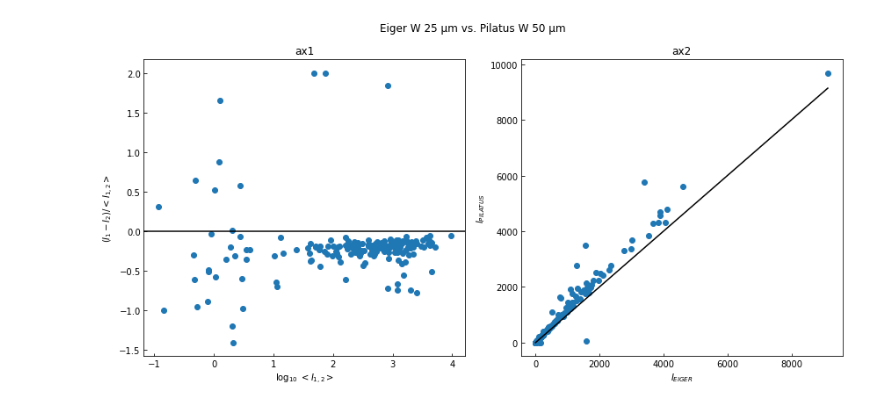
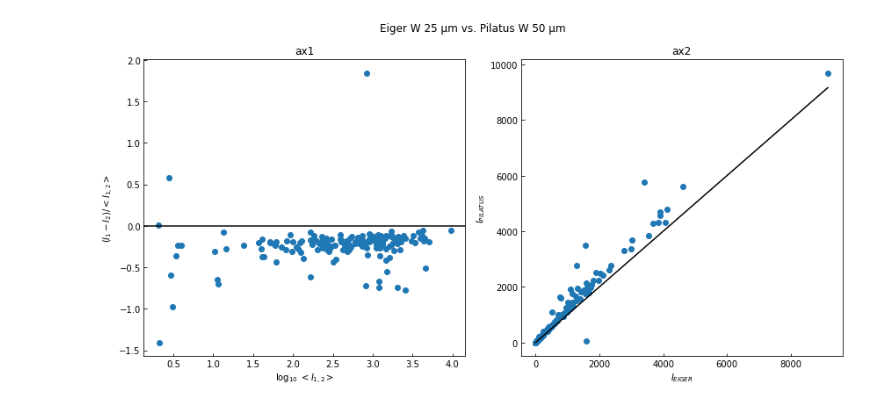
Before and after one commit to SinCrys/sincrys_eiger_pilatus, a Jupyter notebook: all_datasets.ipynb, the cells around one changed output. Saved outputs shown, nothing was run; the diff lists cells and outputs as text; code cells hidden in the pictures.

```diff
--- a/all_datasets.ipynb
+++ b/all_datasets.ipynb
@@ -218,7 +250,8 @@ data = eiger_w25.data.merge(pilatus_w50.data, how='inner', on=['hkl'], suffixes=
 # calculate the scalar between them as the sum(intensity1*intensity2)/sum(intensity1)
 # and scale intensity1 to intensity2
 
-
+# cut data
+data = data[(data['intensity_eig']/data['sigma_eig'] > 10) & (data['intensity_pil']/data['sigma_pil'] > 10)]
 scale = np.nansum(data['intensity_eig'][data['intensity_eig'] < 1000]*data['intensity_pil'][data['intensity_pil'] < 1000])/np.nansum(np.square(data['intensity_eig'][data['intensity_eig'] < 1000]))
 
 
@@ -232,31 +265,31 @@ x = np.log10(data_mean)
 
 y = (data['intensity_eig']-data['intensity_pil'])/data_mean
 ax1.axhline(y=0, c='k')
 ax1.scatter(x, y)
 
 ax1.tick_params(direction='in')
 
 ax1.set(xlabel=r'log$_{10}$ $<I_{1,2}>$',
         ylabel='($I_1 - I_2$)/$<I_{1,2}>$',
         title='ax1'
 
       )
 
 # plot a straight line to the maximal value
 ax2.plot([0, data['intensity_eig'].max()], [0, data['intensity_eig'].max()], c='k')
 
 ax2.scatter(data['intensity_eig'], data['intensity_pil'])
 ax2.tick_params(direction='in')
 
 ax2.set(xlabel='$I_{EIGER}$',
         ylabel='$I_{PILATUS}$',
         title='ax2'
        )
 
 
 
 fig.suptitle('Eiger W 25 µm vs. Pilatus W 50 µm')
 fig.tight_layout()
 fig.savefig('EigerW25_PilatusW50.png')
 # %% [output]
-[figure, old version]
+[figure, new version]
```
Also changed, not shown: parts of 6 cells of this notebook, 1 other file.
